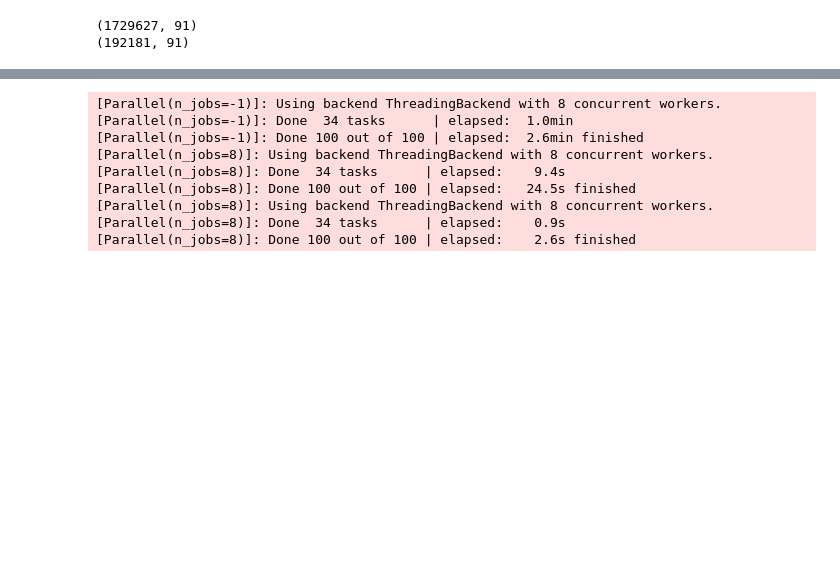
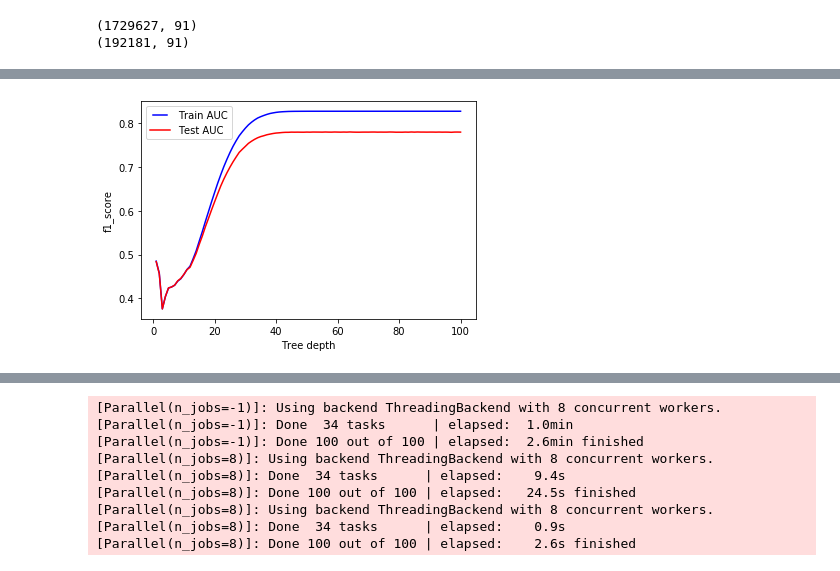
Before and after one commit to jwar663/CarCrashClassifier, a Jupyter notebook: decisionTrees.ipynb, the cells around one changed output, grey strips where cells are left out. Saved outputs shown, nothing was run; the diff lists cells and outputs as text; code cells hidden in the pictures; blank space fills up the shorter version.

```diff
--- a/decisionTrees.ipynb
+++ b/decisionTrees.ipynb
@@ -109,0 +149,25 @@ weighted avg       0.78      0.78      0.78    192181
+# %%
+max_depths = np.linspace(1, 100, 100, endpoint=True)
+train_results = []
+test_results = []
+for max_depth in max_depths:
+   dt = DecisionTreeClassifier(max_depth=max_depth)
+   dt.fit(X_train, y_train)
+
+   predict_train = dt.predict(X_train)
+   score = f1_score(y_train,predict_train,labels=pd.unique(predict_train),average='weighted')
+   train_results.append(score)
+
+   predict_test = dt.predict(X_test)
+   score1 = f1_score(y_test,predict_test,labels=pd.unique(predict_test),average='weighted')
+   test_results.append(score1)
+
+
+line1, = plt.plot(max_depths, train_results, 'b', label="Train AUC")
+line2, = plt.plot(max_depths, test_results, 'r', label="Test AUC")
+plt.legend(handler_map={line1: HandlerLine2D(numpoints=2)})
+plt.ylabel('f1_score')
+plt.xlabel('Tree depth')
+plt.show()
+# %% [output]
+[figure, added]
```
Also changed, not shown: parts of 10 cells of this notebook, 1 other file.
